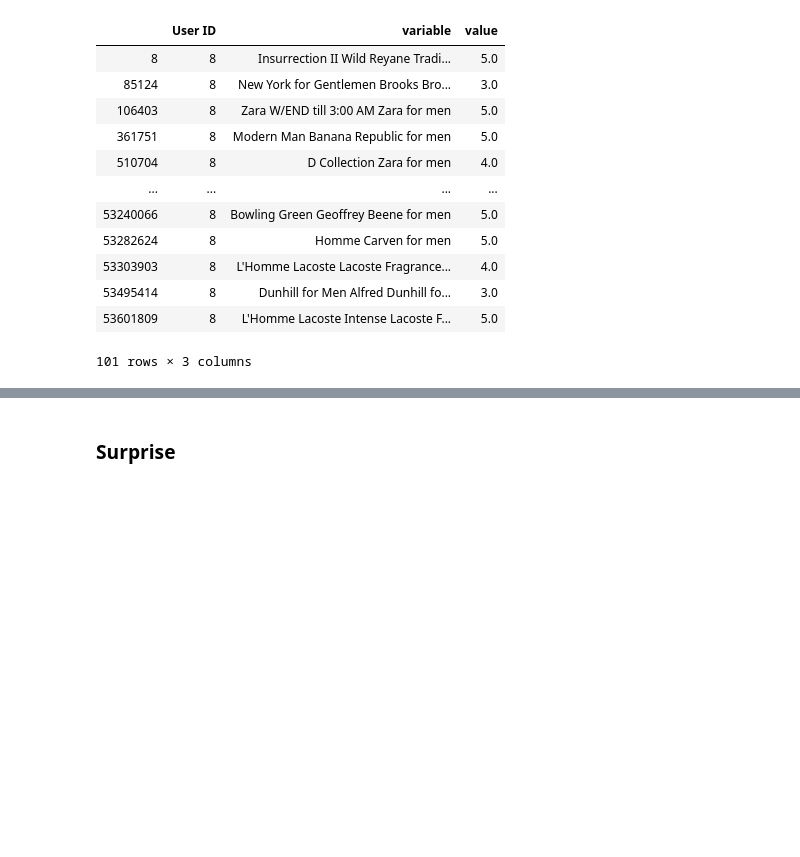
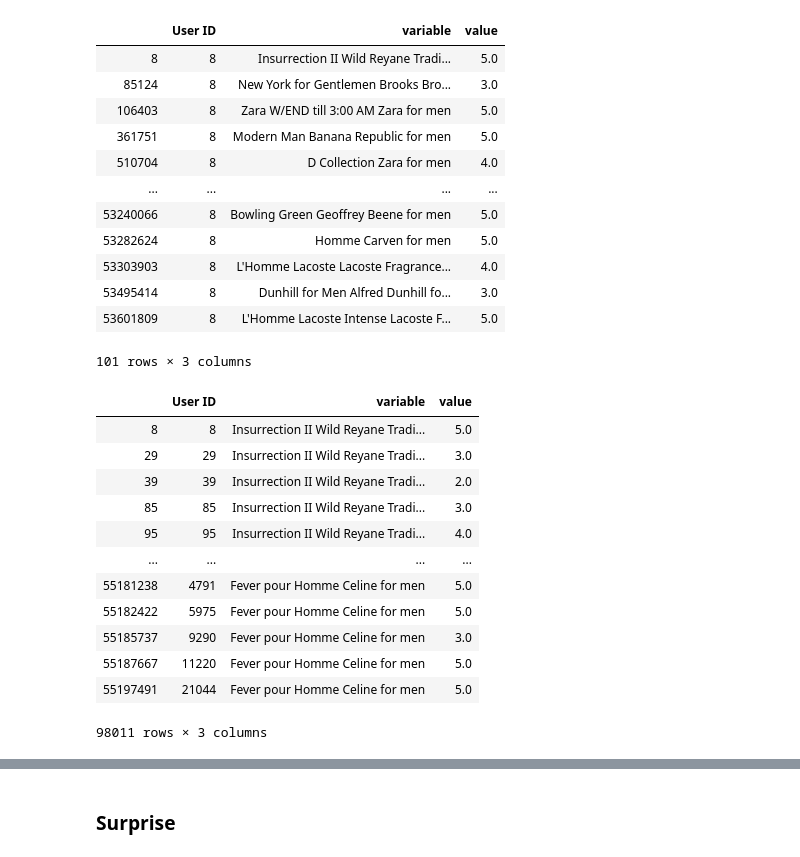
Before and after one commit to josephshanks/CologneRecommender, a Jupyter notebook: Models.ipynb, the cells around one changed output, grey strips where cells are left out. Cells and saved outputs as stored; diff of their text form; code cells hidden in the pictures; blank space fills up the shorter version.

```diff
--- a/Models.ipynb
+++ b/Models.ipynb
@@ -109,3 +109,19 @@ user[user['User ID']==8]
 | 53495414 | 8 | Dunhill for Men Alfred Dunhill fo... | 3.0 |
 | 53601809 | 8 | L'Homme Lacoste Intense Lacoste F... | 5.0 |
 101 rows × 3 columns
+# %%
+user
+# %% [output]
+|  | User ID | variable | value |
+| 8 | 8 | Insurrection II Wild Reyane Tradi... | 5.0 |
+| 29 | 29 | Insurrection II Wild Reyane Tradi... | 3.0 |
+| 39 | 39 | Insurrection II Wild Reyane Tradi... | 2.0 |
+| 85 | 85 | Insurrection II Wild Reyane Tradi... | 3.0 |
+| 95 | 95 | Insurrection II Wild Reyane Tradi... | 4.0 |
+| ... | ... | ... | ... |
+| 55181238 | 4791 | Fever pour Homme Celine for men | 5.0 |
+| 55182422 | 5975 | Fever pour Homme Celine for men | 5.0 |
+| 55185737 | 9290 | Fever pour Homme Celine for men | 3.0 |
+| 55187667 | 11220 | Fever pour Homme Celine for men | 5.0 |
+| 55197491 | 21044 | Fever pour Homme Celine for men | 5.0 |
+98011 rows × 3 columns
```
Also changed, not shown: parts of 6 cells of this notebook, 1 other file.
